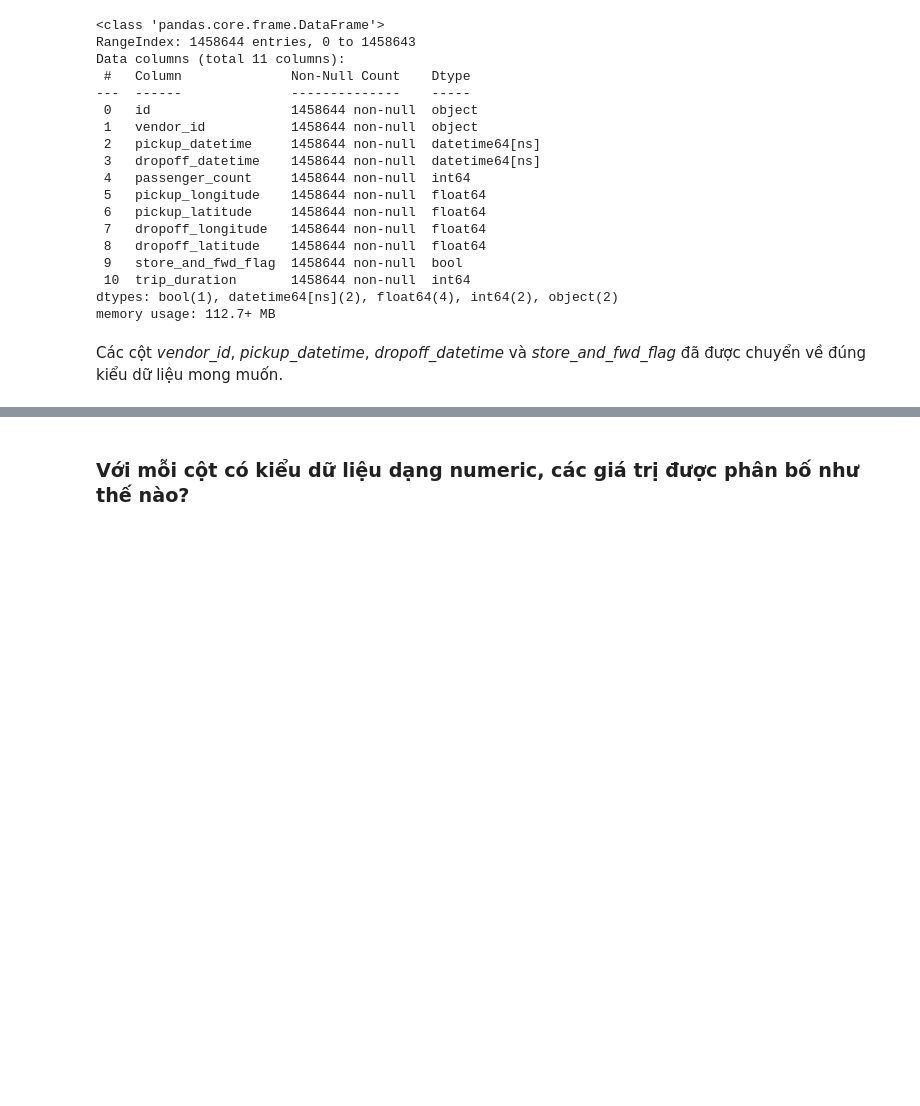
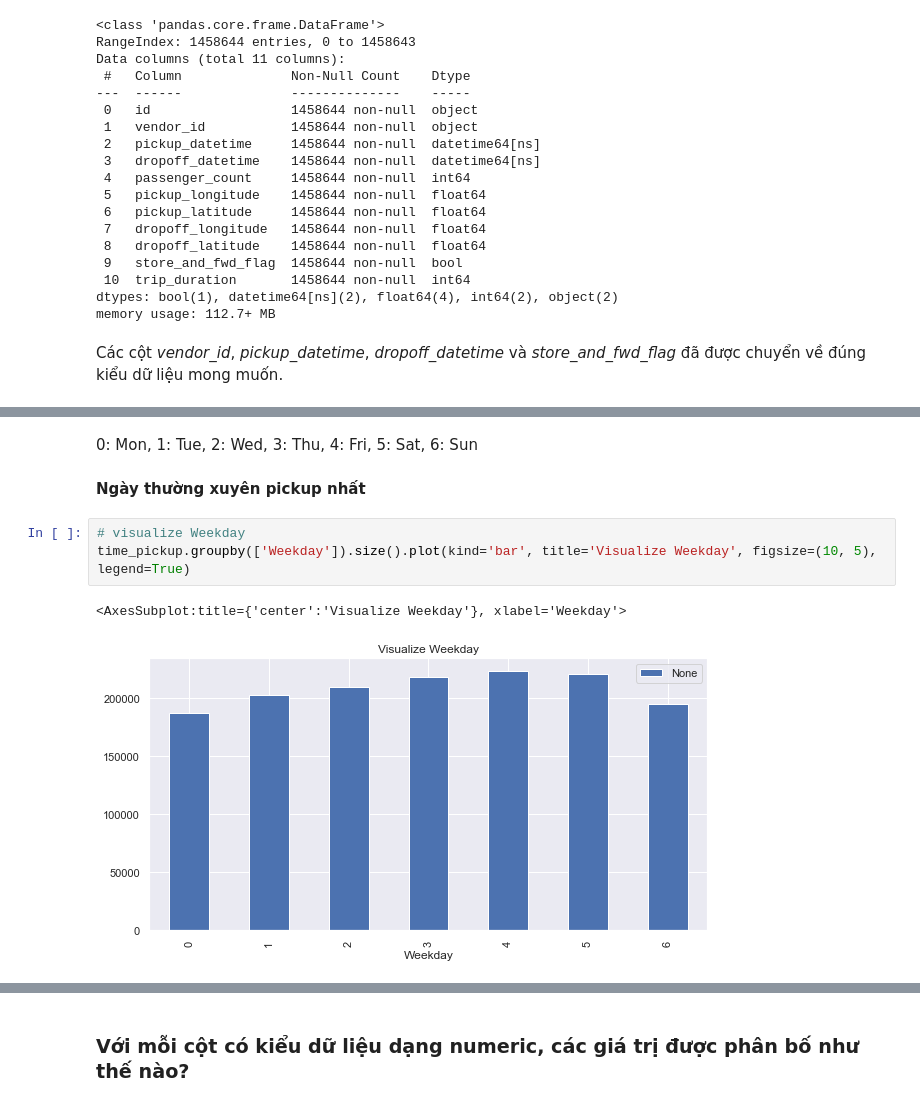
Before and after one commit to linh0303052/programming4DS, a Jupyter notebook: report.ipynb, the cells around one changed output, grey strips where cells are left out. Saved outputs shown, nothing was run; the diff lists cells and outputs as text; blank space fills up the shorter version.

```diff
--- a/report.ipynb
+++ b/report.ipynb
@@ -201,0 +216,10 @@ Các cột *vendor_id*, *pickup_datetime*, *dropoff_datetime* và *store_and_fwd
+# %% [markdown]
+0: Mon, 1: Tue, 2: Wed, 3: Thu, 4: Fri, 5: Sat, 6: Sun
+# %% [markdown]
+**Ngày thường xuyên pickup nhất**
+# %%
+# visualize Weekday
+time_pickup.groupby(['Weekday']).size().plot(kind='bar', title='Visualize Weekday', figsize=(10, 5), legend=True)
+# %% [output]
+<AxesSubplot:title={'center':'Visualize Weekday'}, xlabel='Weekday'>
+[figure, added]
```
Also changed, not shown: parts of 23 cells of this notebook.
